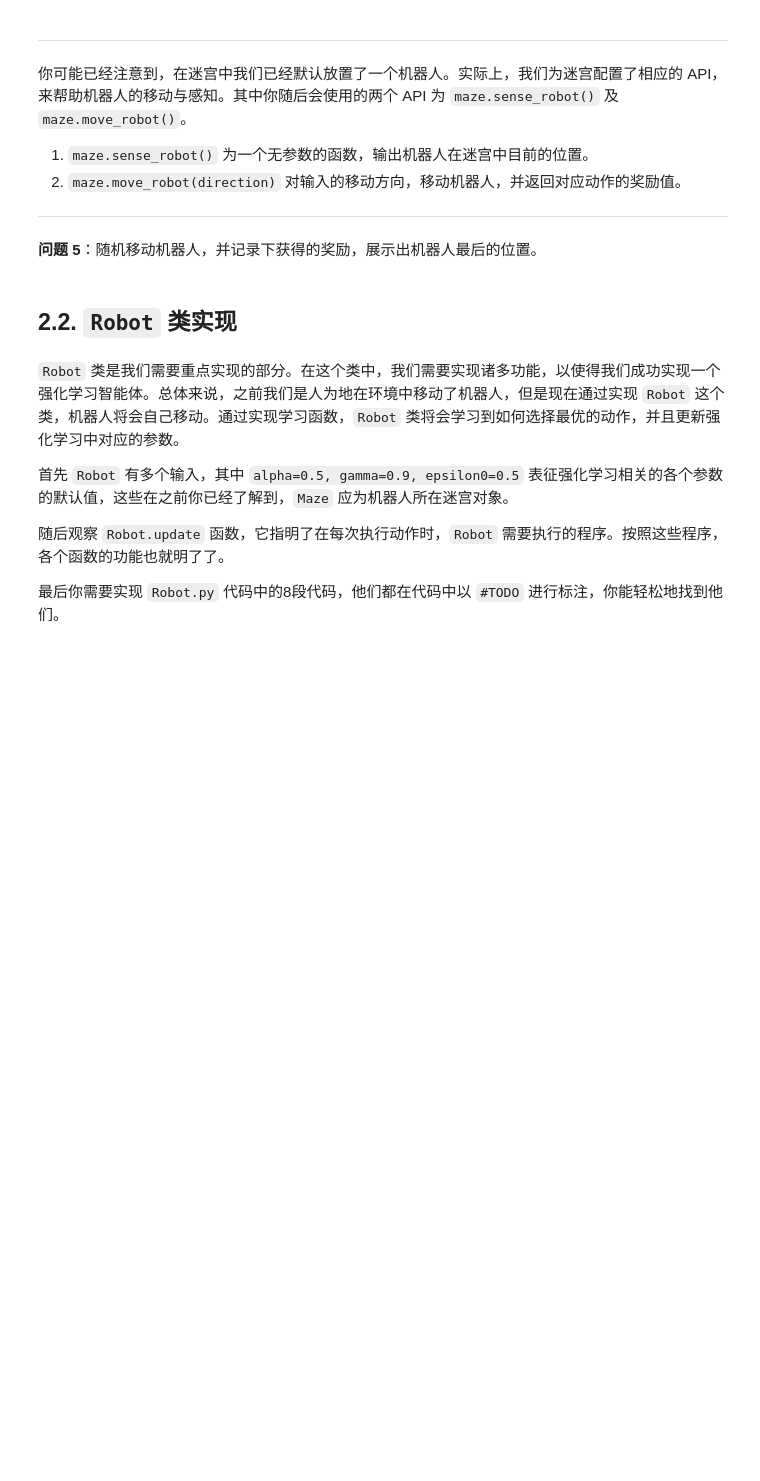
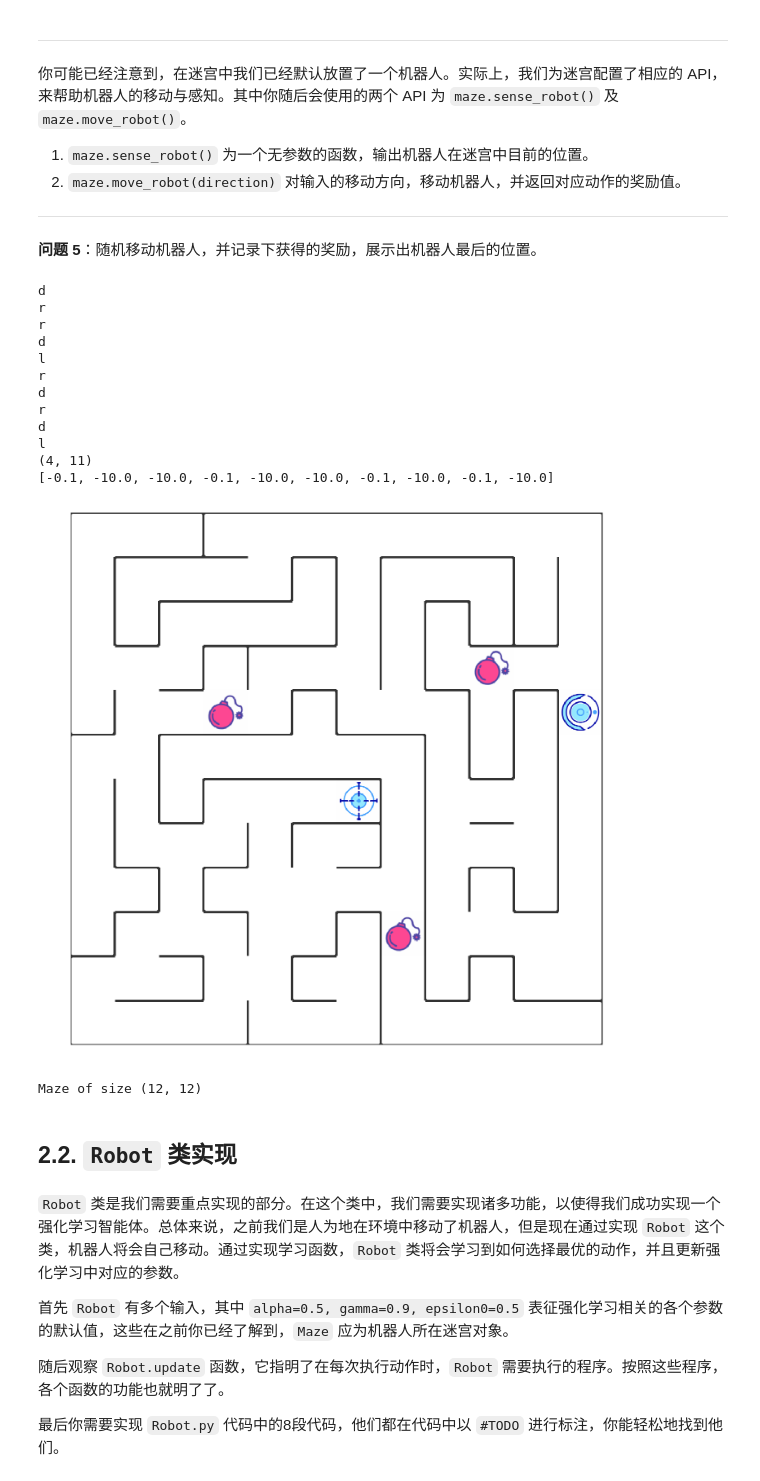
Before and after one commit to yiikai/MLND_CN_P5_Reinforcement_Learning, a Jupyter notebook: robot_maze.ipynb, the cells around one changed output. Cells and saved outputs as stored; diff of their text form; code cells hidden in the pictures; blank space fills up the shorter version.

```diff
--- a/robot_maze.ipynb
+++ b/robot_maze.ipynb
@@ -172,14 +177,32 @@ from Maze import Maze
 # %%
 rewards = []
 
 ## 循环、随机移动机器人10次，记录下奖励
 for i in range(10):
-    pass
+    d = np.random.choice(actions)
+    print(d)
+    rewards.append(g.move_robot(d))
 
 ## 输出机器人最后的位置
-print()
-
+print(g.sense_robot())
+print(rewards)
 ## 打印迷宫，观察机器人位置
+g
+# %% [output]
+d
+r
+r
+d
+l
+r
+d
+r
+d
+l
+(4, 11)
+[-0.1, -10.0, -10.0, -0.1, -10.0, -10.0, -0.1, -10.0, -0.1, -10.0]
+[figure, added]
+Maze of size (12, 12)
 # %% [markdown]
 ## 2.2. `Robot` 类实现
 # %% [markdown]
```
Also changed, not shown: parts of 3 cells of this notebook, 2 other files.
